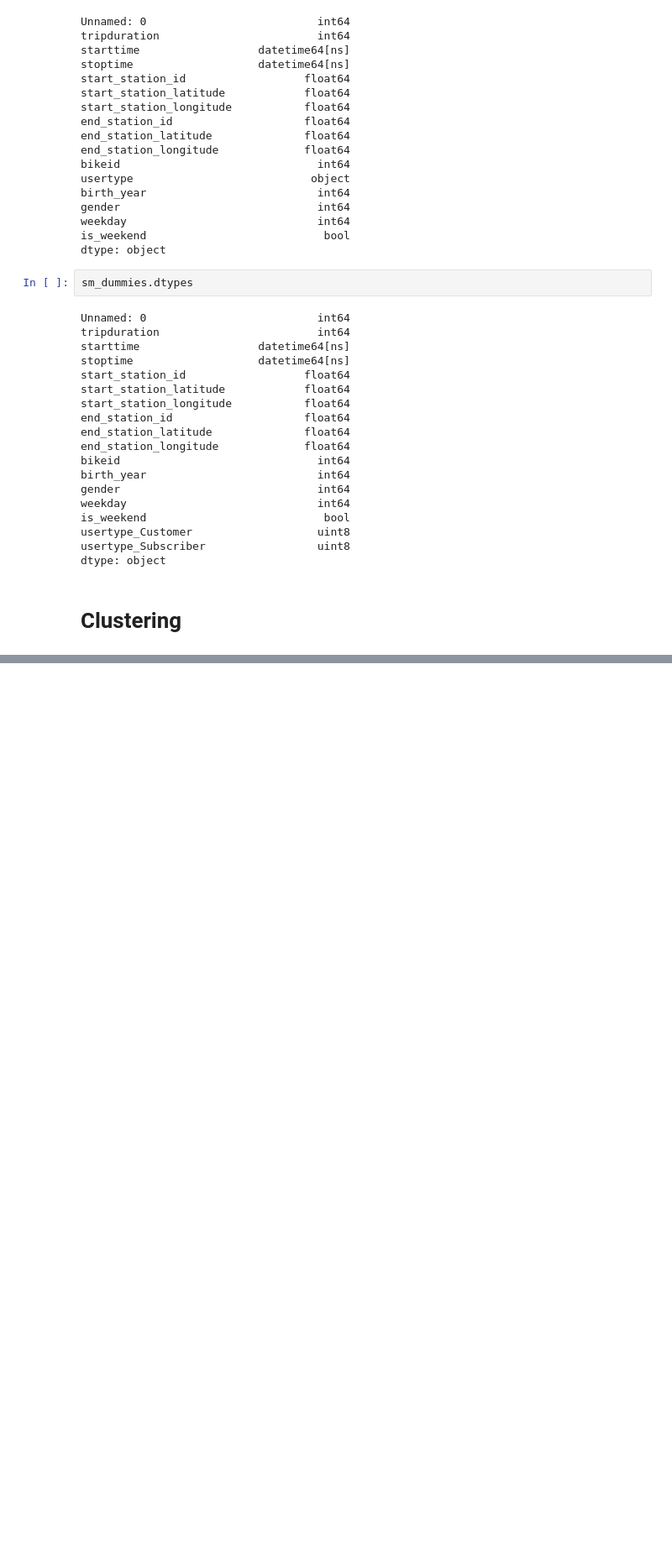
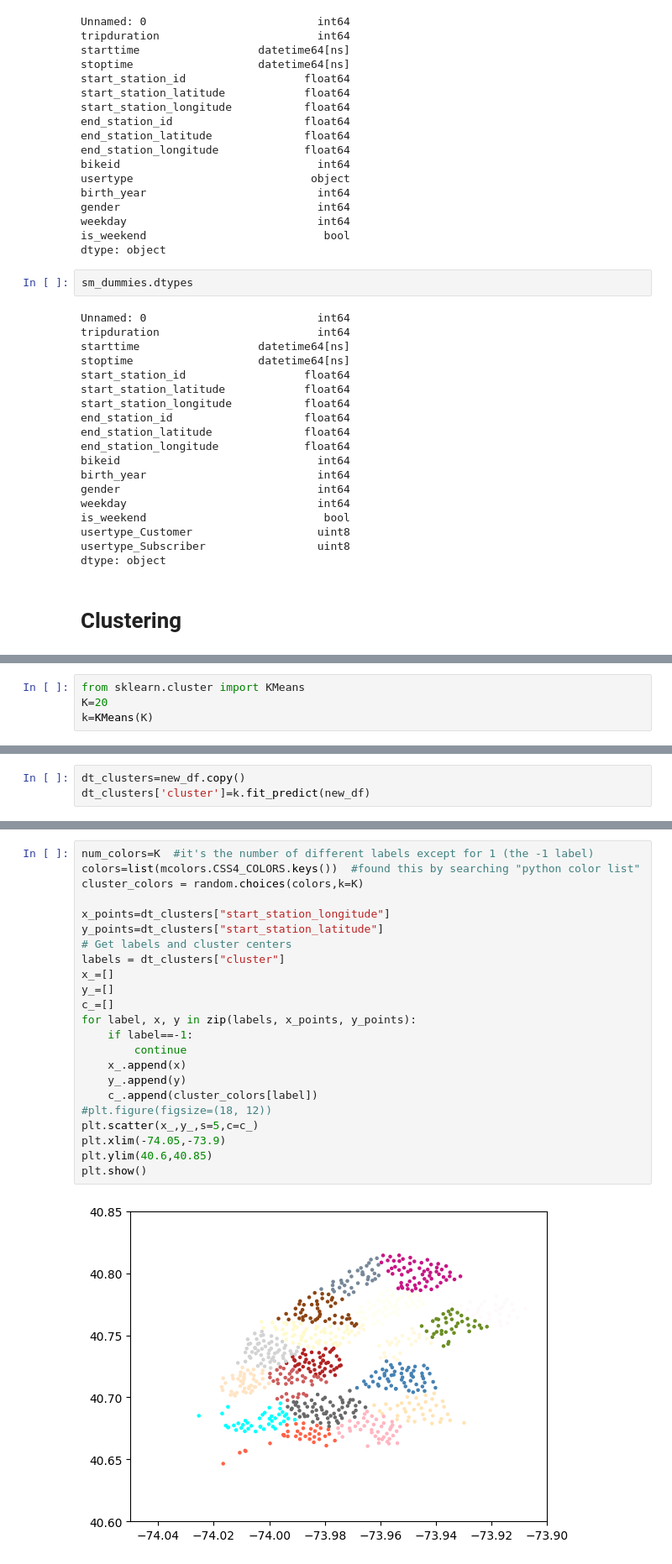
Before and after one commit to katrinemariepedersen/Business_analytics_project, a Jupyter notebook: Load_of_dat.ipynb, the cells around one changed output, grey strips where cells are left out. Shown at 84% size. Drawn from its saved outputs; the diff is of its cells as text; blank space fills up the shorter version.

```diff
--- a/Load_of_dat.ipynb
+++ b/Load_of_dat.ipynb
@@ -107,0 +154,4 @@ new_df.set_index("start_station_id")
+# %%
+from sklearn.cluster import KMeans
+K=20
+k=KMeans(K)
@@ -107,0 +162,3 @@ new_df.set_index("start_station_id")
+# %%
+dt_clusters=new_df.copy()
+dt_clusters['cluster']=k.fit_predict(new_df)
@@ -107,0 +182,25 @@ new_df.set_index("start_station_id")
+# %%
+num_colors=K  #it's the number of different labels except for 1 (the -1 label)
+colors=list(mcolors.CSS4_COLORS.keys())  #found this by searching "python color list"
+cluster_colors = random.choices(colors,k=K)
+
+x_points=dt_clusters["start_station_longitude"]
+y_points=dt_clusters["start_station_latitude"]
+# Get labels and cluster centers
+labels = dt_clusters["cluster"]
+x_=[]
+y_=[]
+c_=[]
+for label, x, y in zip(labels, x_points, y_points):
+    if label==-1:
+        continue
+    x_.append(x)
+    y_.append(y)
+    c_.append(cluster_colors[label])
+#plt.figure(figsize=(18, 12))
+plt.scatter(x_,y_,s=5,c=c_)
+plt.xlim(-74.05,-73.9)
+plt.ylim(40.6,40.85)
+plt.show()
+# %% [output]
+[figure, added]
```
Also changed, not shown: parts of 10 cells of this notebook.
